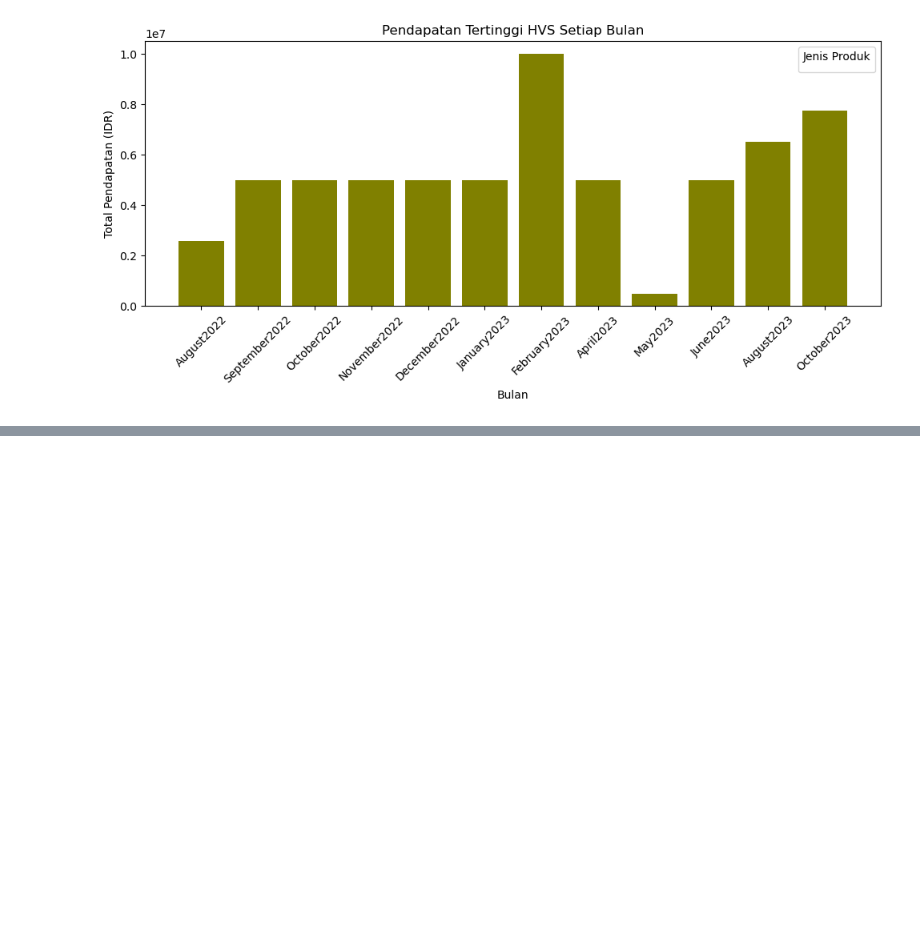
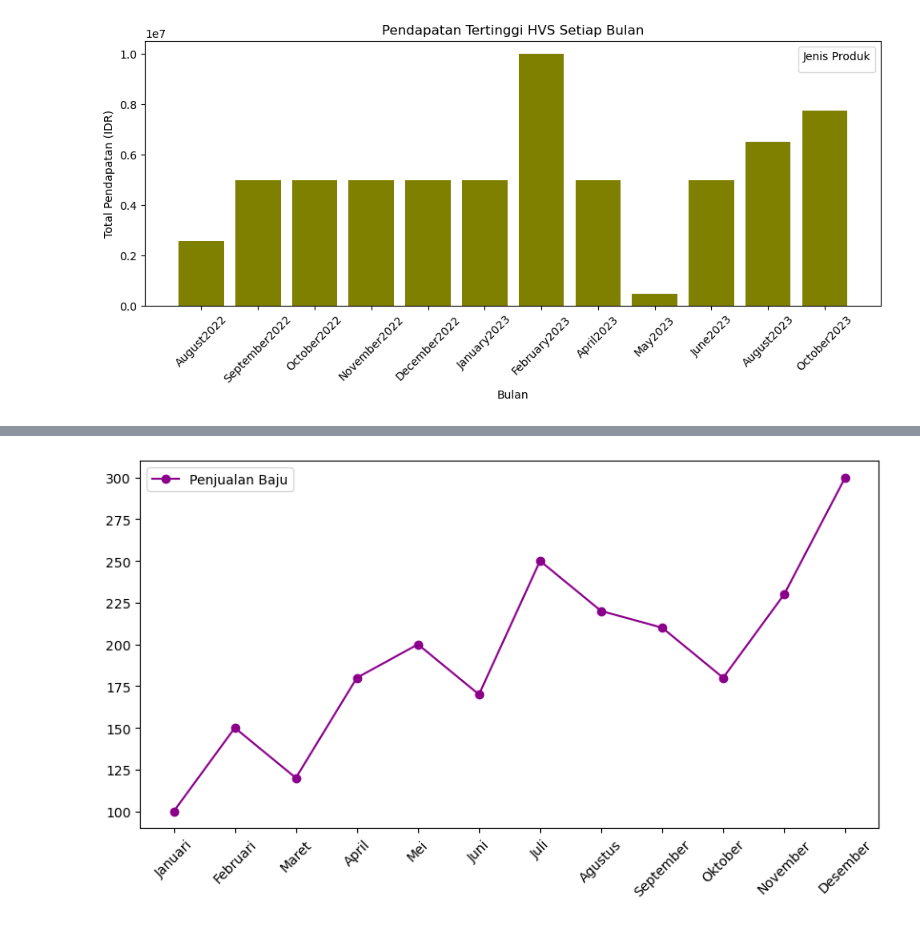
Before and after one commit to sxlsza/DeltaIndie_datacourse, a Jupyter notebook: Data Cleansing with Pandas.ipynb, the cells around one changed output, grey strips where cells are left out. Cells and saved outputs as stored; diff of their text form; code cells hidden in the pictures; blank space fills up the shorter version.

```diff
--- a/Data Cleansing with Pandas.ipynb
+++ b/Data Cleansing with Pandas.ipynb
@@ -492,0 +644,4 @@ plt.show()
+# %%
+penjualan_per_bulan = {
+     'Bulan': ['Januari', 'Februari', 'Maret', 'April', 'Mei', 'Juni', 'Juli', 'Agustus', 'September', 'Oktober', 'November', 'Desember'],
+     'Penjualan': [100, 150, 120, 180, 200, 170, 250, 220, 210, 180, 230, 300] }
@@ -492,0 +650,2 @@ plt.show()
+# %%
+penjualan_df = pd.DataFrame(penjualan_per_bulan)
@@ -492,0 +668,14 @@ plt.show()
+# %%
+plt.figure(figsize=(10,5))
+
+#line chart
+plt.plot(penjualan_df["Bulan"],
+         penjualan_df["Penjualan"],
+         label="Penjualan Baju",
+         marker="o", linestyle="-",
+         color="darkmagenta")
+plt.legend()
+plt.xticks(rotation=45)
+plt.show()
+# %% [output]
+[figure, added]
```
Also changed, not shown: parts of 23 cells of this notebook.
